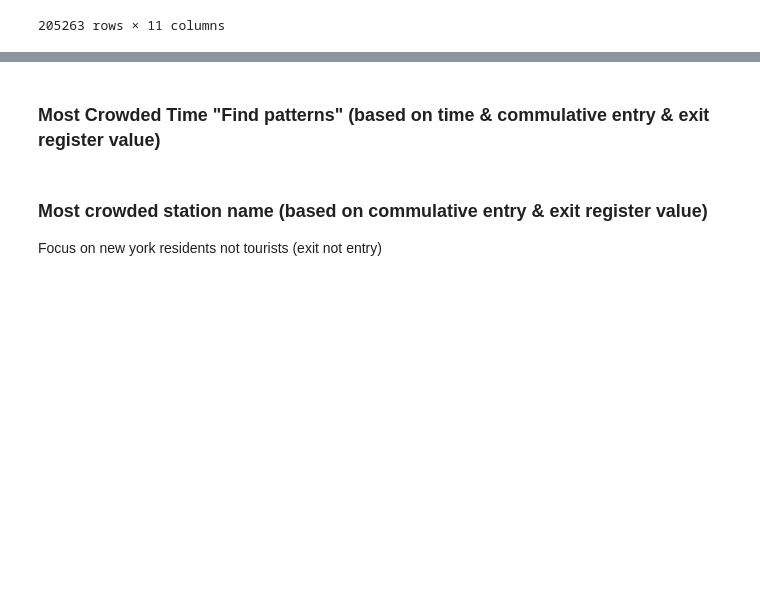
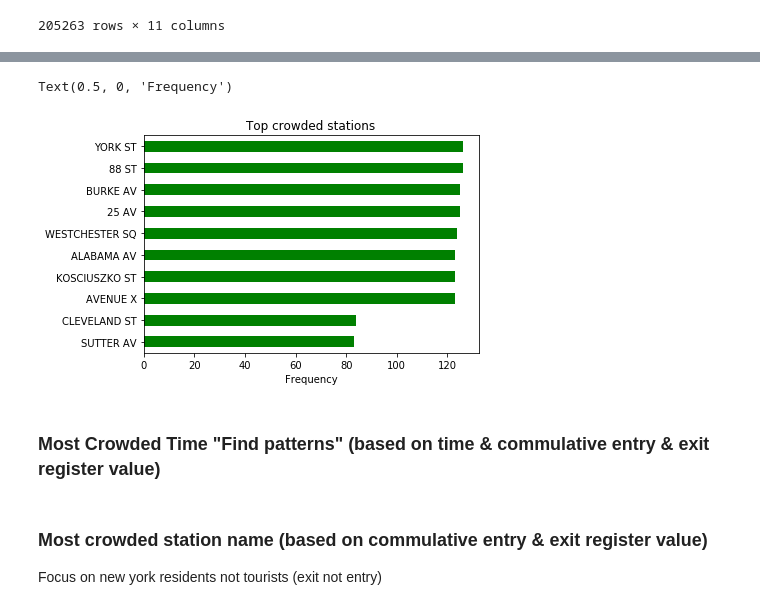
Before and after one commit to Meaad96s/project1_mta, a Jupyter notebook: project1_code.ipynb, the cells around one changed output, grey strips where cells are left out. Cells and saved outputs as stored; diff of their text form; code cells hidden in the pictures; blank space fills up the shorter version.

```diff
--- a/project1_code.ipynb
+++ b/project1_code.ipynb
@@ -191,0 +211,8 @@ data_table
+# %%
+#Plot a histogram of frequencies
+data_table.STATION.value_counts().sort_values().head(10).plot(kind='barh',color='green')
+plt.title('Top crowded stations')
+plt.xlabel('Frequency')
+# %% [output]
+Text(0.5, 0, 'Frequency')
+[figure, added]
```
Also changed, not shown: parts of 10 cells of this notebook, 1 other file.
